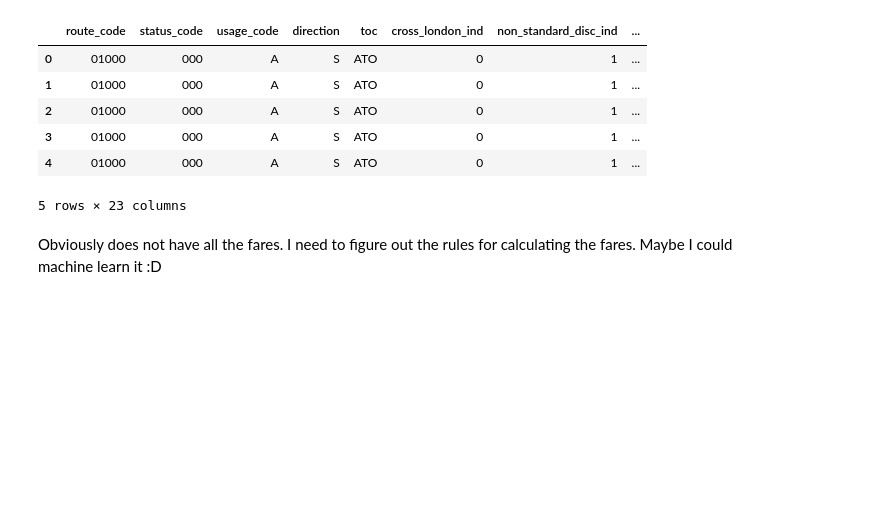
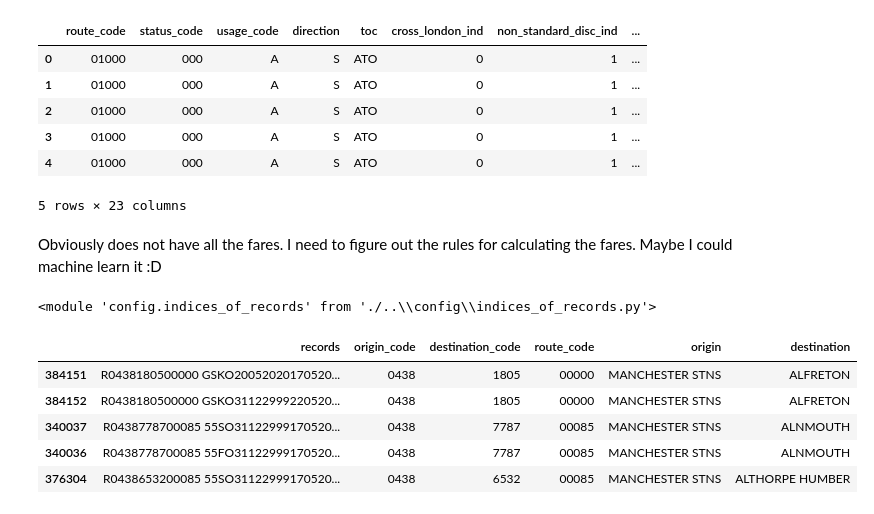
Before and after one commit to gratipine/training_data, a Jupyter notebook: notebooks/0.2_fares.ipynb, the cells around one changed output. Cells and saved outputs as stored; diff of their text form; code cells hidden in the pictures; blank space fills up the shorter version.

```diff
--- a/notebooks/0.2_fares.ipynb
+++ b/notebooks/0.2_fares.ipynb
@@ -139,3 +139,7 @@ data_in = pd.read_feather("../data/prepped_data")
 # %% [markdown]
 Obviously does not have all the fares. I need to figure out the rules for calculating the fares.
 Maybe I could machine learn it :D
+# %%
+reload(dicts)
+# %% [output]
+<module 'config.indices_of_records' from './..\\config\\indices_of_records.py'>
@@ -141,0 +167,9 @@ Maybe I could machine learn it :D
+# %%
+non_derivable_fares_with_locs[non_derivable_fares_with_locs["origin"].str.contains("MANCHE")].sort_values("destination").head()
+# %% [output]
+|  | records | origin_code | destination_code | route_code | origin | destination |
+| 384151 | R0438180500000 GSKO20052020170520... | 0438 | 1805 | 00000 | MANCHESTER STNS | ALFRETON |
+| 384152 | R0438180500000 GSKO31122999220520... | 0438 | 1805 | 00000 | MANCHESTER STNS | ALFRETON |
+| 340037 | R0438778700085 55SO31122999170520... | 0438 | 7787 | 00085 | MANCHESTER STNS | ALNMOUTH |
+| 340036 | R0438778700085 55FO31122999170520... | 0438 | 7787 | 00085 | MANCHESTER STNS | ALNMOUTH |
+| 376304 | R0438653200085 55SO31122999170520... | 0438 | 6532 | 00085 | MANCHESTER STNS | ALTHORPE HUMBER |
```
Also changed, not shown: parts of 5 cells of this notebook, 1 other file.
